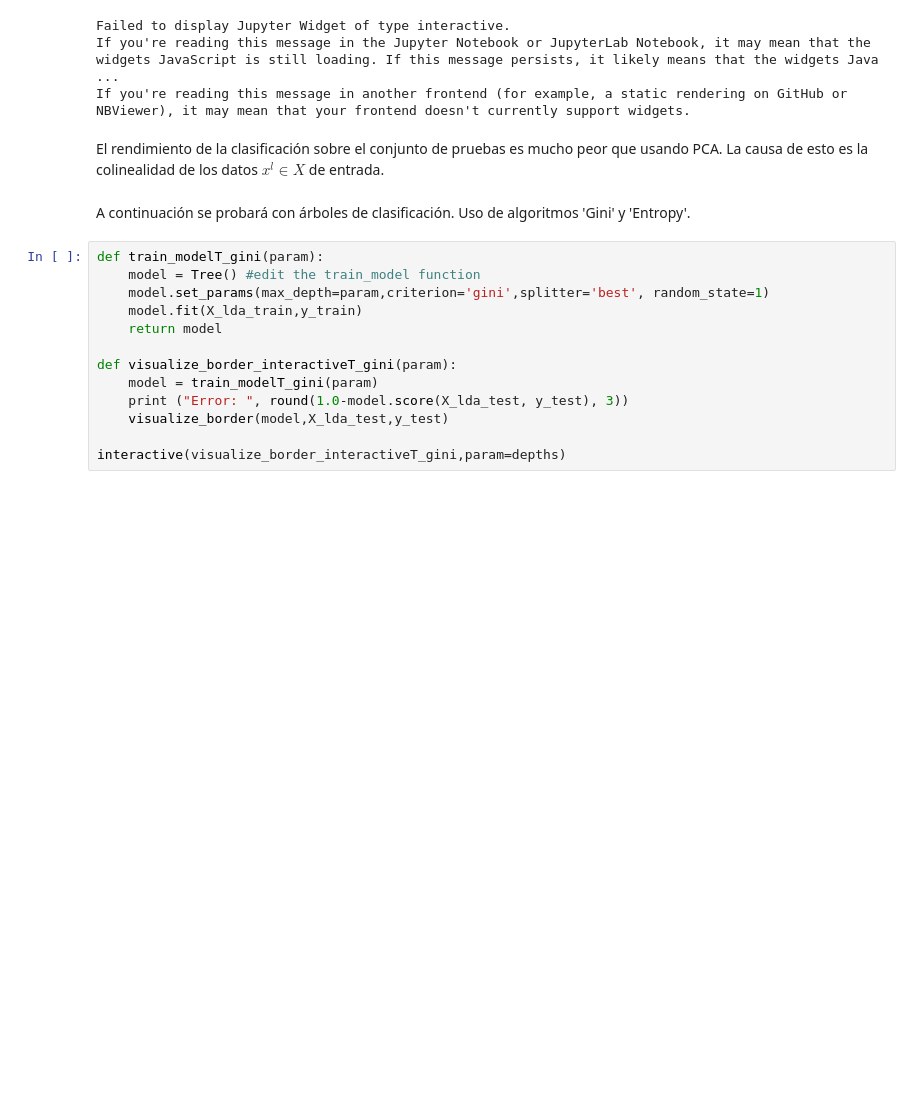
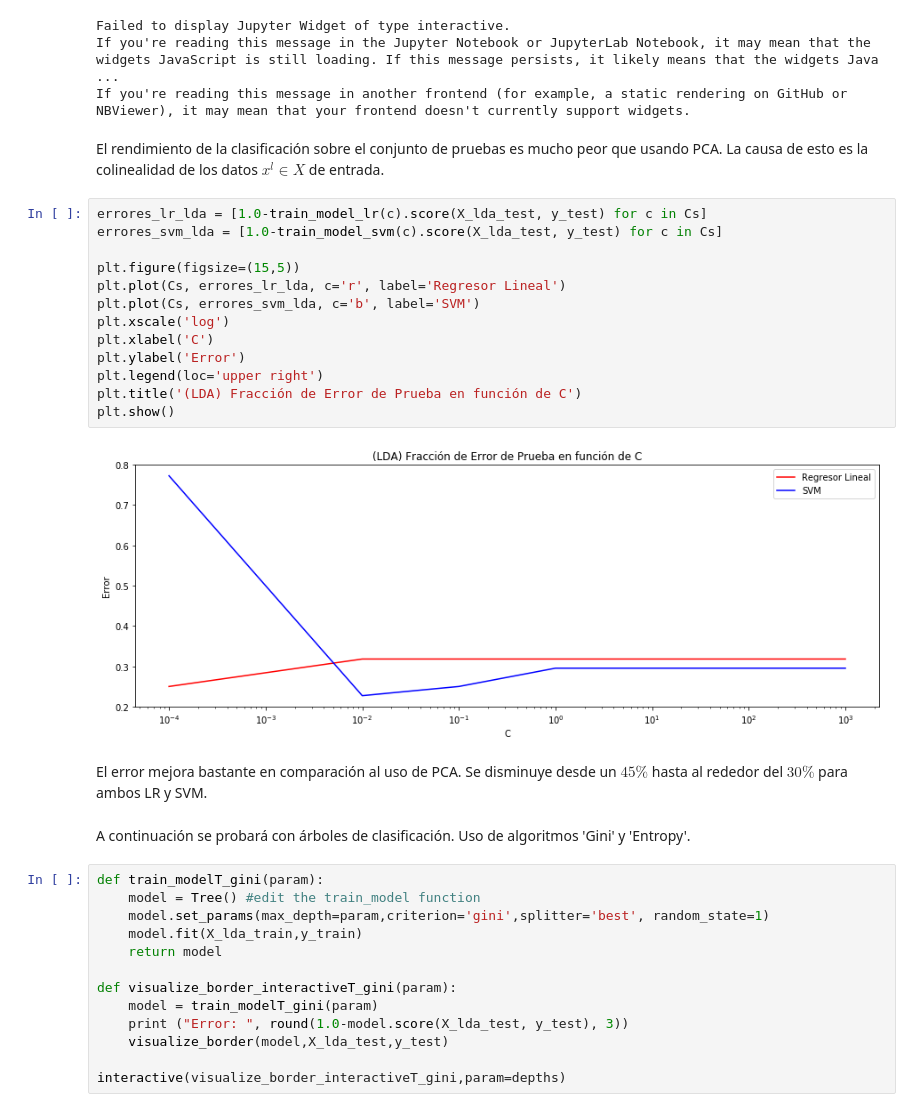
Before and after one commit to Buguemar/Tarea2ML, a Jupyter notebook: Pregunta 2.ipynb, the cells around one changed output. Drawn from its saved outputs; the diff is of its cells as text; blank space fills up the shorter version.

```diff
--- a/Pregunta 2.ipynb
+++ b/Pregunta 2.ipynb
@@ -621,6 +634,23 @@ If you're reading this message in the Jupyter Notebook or JupyterLab Notebook, i
 If you're reading this message in another frontend (for example, a static rendering on GitHub or NBViewer), it may mean that your frontend doesn't currently support widgets.
 # %% [markdown]
 El rendimiento de la clasificación sobre el conjunto de pruebas es mucho peor que usando PCA. La causa de esto es la colinealidad de los datos $x^l \in X$ de entrada.
+# %%
+errores_lr_lda = [1.0-train_model_lr(c).score(X_lda_test, y_test) for c in Cs]
+errores_svm_lda = [1.0-train_model_svm(c).score(X_lda_test, y_test) for c in Cs]
+
+plt.figure(figsize=(15,5))
+plt.plot(Cs, errores_lr_lda, c='r', label='Regresor Lineal')
+plt.plot(Cs, errores_svm_lda, c='b', label='SVM')
+plt.xscale('log')
+plt.xlabel('C')
+plt.ylabel('Error')
+plt.legend(loc='upper right')
+plt.title('(LDA) Fracción de Error de Prueba en función de C')
+plt.show()
+# %% [output]
+[figure, added]
+# %% [markdown]
+El error mejora bastante en comparación al uso de PCA. Se disminuye desde un $45\%$ hasta al rededor del $30\%$ para ambos LR y SVM.
 # %% [markdown]
 A continuación se probará con árboles de clasificación. Uso de algoritmos 'Gini' y 'Entropy'.
 # %%
```
Also changed, not shown: parts of 14 cells of this notebook.
